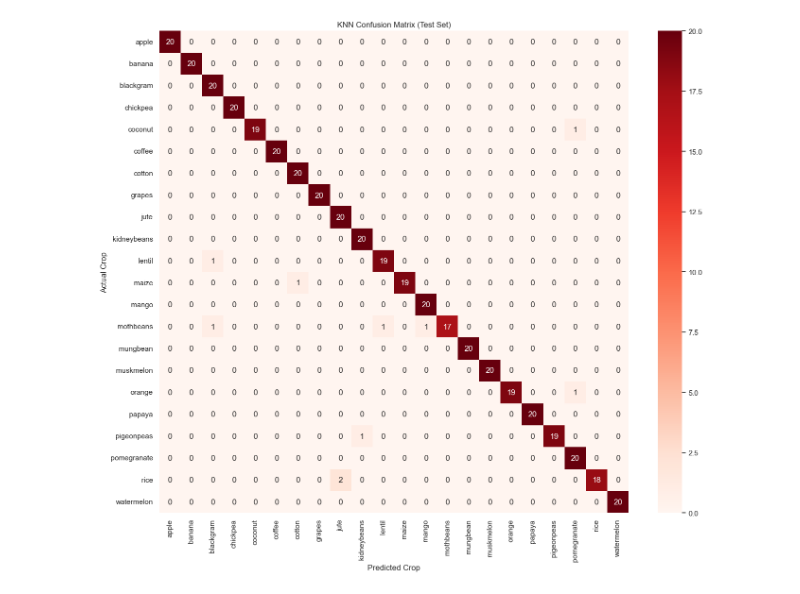
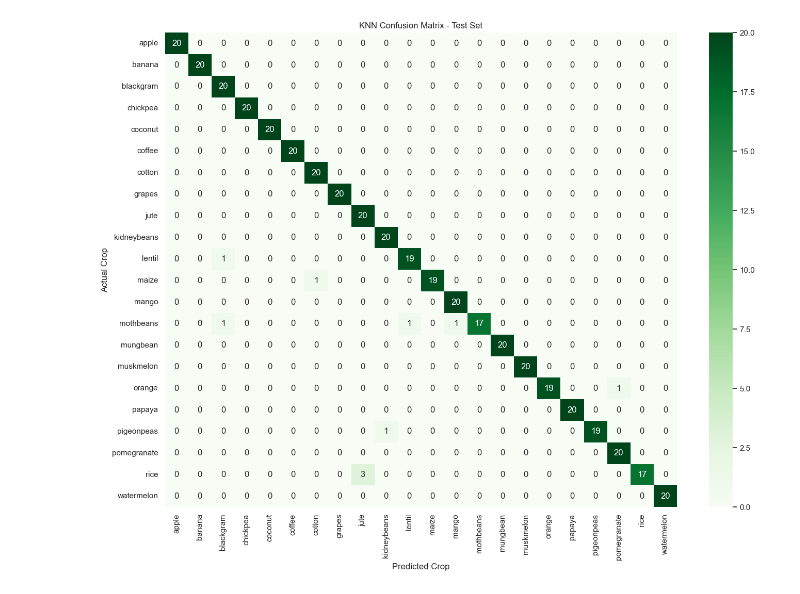
Before and after one commit to Gina-Asang/crop_recommendation_system, a Jupyter notebook: notebooks/KNN_Model.ipynb, the cells around one changed output. Saved outputs shown, nothing was run; the diff lists cells and outputs as text; code cells hidden in the pictures.

```diff
--- a/notebooks/KNN_Model.ipynb
+++ b/notebooks/KNN_Model.ipynb
@@ -144,0 +96,14 @@ KNeighborsClassifier(n_neighbors=3)
+# %%
+X_train_final = pd.concat([X_train, X_val])
+y_train_final = pd.concat([y_train, y_val])
+
+final_scaler = StandardScaler()
+X_train_final_scaled = final_scaler.fit_transform(X_train_final)
+X_test_final_scaled = final_scaler.transform(X_test)
+
+knn_model = KNeighborsClassifier(n_neighbors=best_k)
+knn_model.fit(X_train_final_scaled, y_train_final)
+
+print(f"Final KNN trained with K = {best_k}")
+print("Final training set:", X_train_final.shape)
+print("Final test set:", X_test.shape)
@@ -145,17 +118,15 @@ KNeighborsClassifier(n_neighbors=3)
 # %%
-# Final Evaluation on Test Set
-
-y_pred = knn_model.predict(x_test_scaled)
-
+y_pred = knn_model.predict(X_test_final_scaled)
 accuracy = accuracy_score(y_test, y_pred)
 precision = precision_score(y_test, y_pred, average="macro")
 recall = recall_score(y_test, y_pred, average="macro")
 f1 = f1_score(y_test, y_pred, average="macro")
 
-print("KNN Statistics: ")
-
-print(f"Test Accuracy: {accuracy:.4f}")
-print(f"Test Precision: {precision:.4f}")
-print(f"Test Recall: {recall:.4f}")
-print(f"Test F1-score: {f1:.4f}")
+print("KNN Final Test Statistics")
+print(f"Accuracy:  {accuracy:.4f}")
+print(f"Precision: {precision:.4f}")
+print(f"Recall:    {recall:.4f}")
+print(f"F1-score:  {f1:.4f}")
+print("\nClassification Report:")
+print(classification_report(y_test, y_pred))
 # %% [output]
@@ -188,15 +154,14 @@ weighted avg       0.98      0.98      0.98       440
 # %%
-cm = confusion_matrix(y_test, y_pred)
-
-plt.figure(figsize=(14, 12))
-sns.heatmap(cm, annot=True, fmt="d", cmap="Reds",
-            xticklabels=sorted(set(y_test)), yticklabels=sorted(set(y_test)))
-plt.title("KNN Confusion Matrix (Test Set)")
+classes = sorted(y.unique())
+cm = confusion_matrix(y_test, y_pred, labels=classes)
+plt.figure(figsize=(14, 11))
+sns.heatmap(cm, annot=True, fmt="d", cmap="Greens", xticklabels=classes, yticklabels=classes)
+plt.title("KNN Confusion Matrix - Test Set")
 plt.xlabel("Predicted Crop")
 plt.ylabel("Actual Crop")
 plt.xticks(rotation=90)
-plt.yticks(rotation=0)
 plt.tight_layout()
+plt.savefig("../outputs/knn_confusion_matrix.png", dpi=180, bbox_inches="tight")
 plt.show()
 # %% [output]
-[figure, old version]
+[figure, new version]
```
Also changed, not shown: parts of 27 cells of this notebook, 29 other files.
